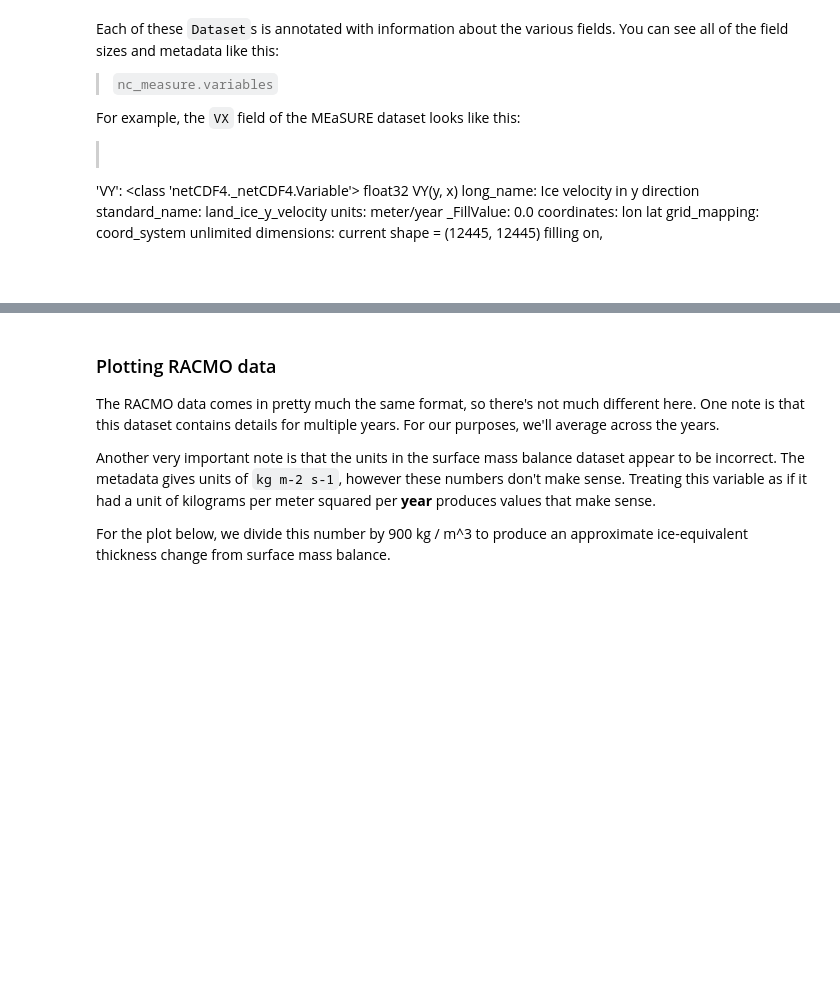
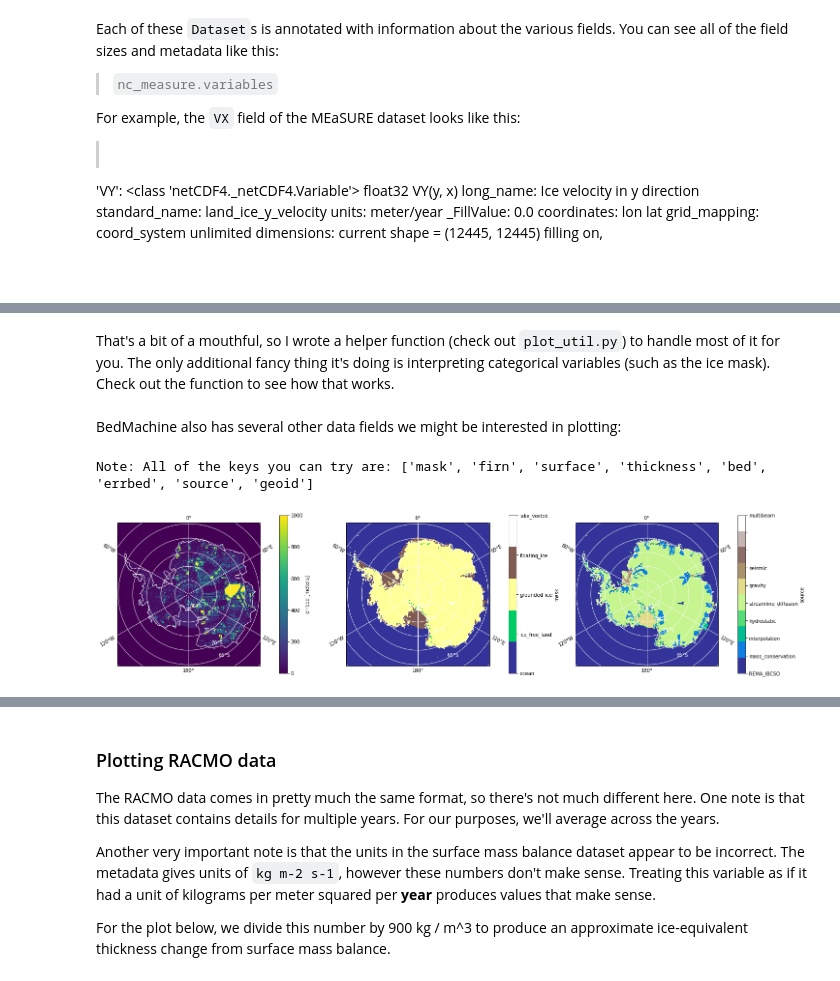
Before and after one commit to thomasteisberg/glaciology-util, a Jupyter notebook: loading_data/Plotting Antarctic Datasets.ipynb, the cells around one changed output, grey strips where cells are left out. Drawn from its saved outputs; the diff is of its cells as text; code cells hidden in the pictures; blank space fills up the shorter version.

```diff
--- a/loading_data/Plotting Antarctic Datasets.ipynb
+++ b/loading_data/Plotting Antarctic Datasets.ipynb
@@ -112,0 +133,55 @@ plt.show()
+# %% [markdown]
+That's a bit of a mouthful, so I wrote a helper function (check out `plot_util.py`) to handle most of it for you. The only additional fancy thing it's doing is interpreting categorical variables (such as the ice mask). Check out the function to see how that works.
+# %% [markdown]
+BedMachine also has several other data fields we might be interested in plotting:
+# %%
+# This is just a filter to display only keys in the dataset that are 2-dimensional. 1D and 0D fields don't make sense to plot.
+print(f"Note: All of the keys you can try are: {[x for x in nc_bedmachine.variables.keys() if len(nc_bedmachine[x].shape) == 2]}")
+
+plot_keys = ['errbed', 'mask', 'source']
+
+fig, axs = plt.subplots(1, len(plot_keys), figsize=(8*len(plot_keys),6), facecolor='white', subplot_kw=dict(projection=crs_3031))
+
+for key, ax in zip(plot_keys, axs):
+    ax.coastlines(resolution='110m', color='white') # Add coastlines
+    gl = ax.gridlines(draw_labels=True, color='white') # Add gridlines to make latitudes/longitudes
+    gl.ylabel_style = {'color': 'white'} # The latitudes are shown inside the plot, so they need to be white for visibility
+
+    n = 50 # Downsampling factor
+    X_bm, Y_bm = np.meshgrid(nc_bedmachine.variables['x'][::n], nc_bedmachine.variables['y'][::n])
+    vals = np.array(nc_bedmachine.variables[key])[::n,::n]
+
+    # In order to disply a reasonable colorbar, we need to know if this is categorical data or scalar data
+    if 'flag_meanings' in nc_bedmachine.variables[key].ncattrs(): # Categorical data
+        color_key = {k: v for k, v in zip(nc_bedmachine.variables[key].flag_values,
+                                          nc_bedmachine.variables[key].flag_meanings.split())}
+
+        cat_min = np.min(nc_bedmachine.variables[key].flag_values)
+        cat_max = np.max(nc_bedmachine.variables[key].flag_values)
+        cat_ticks = list(range(cat_min, cat_max+1))
+        cat_tick_labels = [color_key.get(x, "") for x in cat_ticks]
+
+        pcm = ax.pcolormesh(X_bm, Y_bm, vals,
+                            vmin=cat_min,
+                            vmax=cat_max,
+                            cmap=plt.cm.get_cmap('terrain', cat_max-cat_min+1))
+
+        clb = fig.colorbar(pcm, ax=ax, ticks=cat_ticks, pad=0.1) # Add a colorbar
+        clb.ax.set_yticklabels(cat_tick_labels)
+        clb.set_label(key)
+    else: # Scalar data
+        if key == 'errbed':
+            pcm = ax.pcolormesh(X_bm, Y_bm, vals, vmin=0) # Plot data
+        else:
+            pcm = ax.pcolormesh(X_bm, Y_bm, vals) # Plot data
+        clb = fig.colorbar(pcm, ax=ax, pad=0.1) # Add a colorbar
+        clb.set_label(f"{key} [{nc_bedmachine.variables[key].units}]")
+
+    ax.set_aspect('equal')
+    ax.set_xlim(-2.8e6,2.8e6) # Quick note here: If you use set_(x/y)lim, you're setting the limits in projected coordinates.
+    ax.set_ylim(-2.8e6,2.8e6) #                  If you prefer, you can use ax.set_extent to set the limits in any coordinate system you want.
+
+plt.show()
+# %% [output]
+Note: All of the keys you can try are: ['mask', 'firn', 'surface', 'thickness', 'bed', 'errbed', 'source', 'geoid']
+[figure, added]
```
Also changed, not shown: parts of 19 cells of this notebook, 3 other files.
